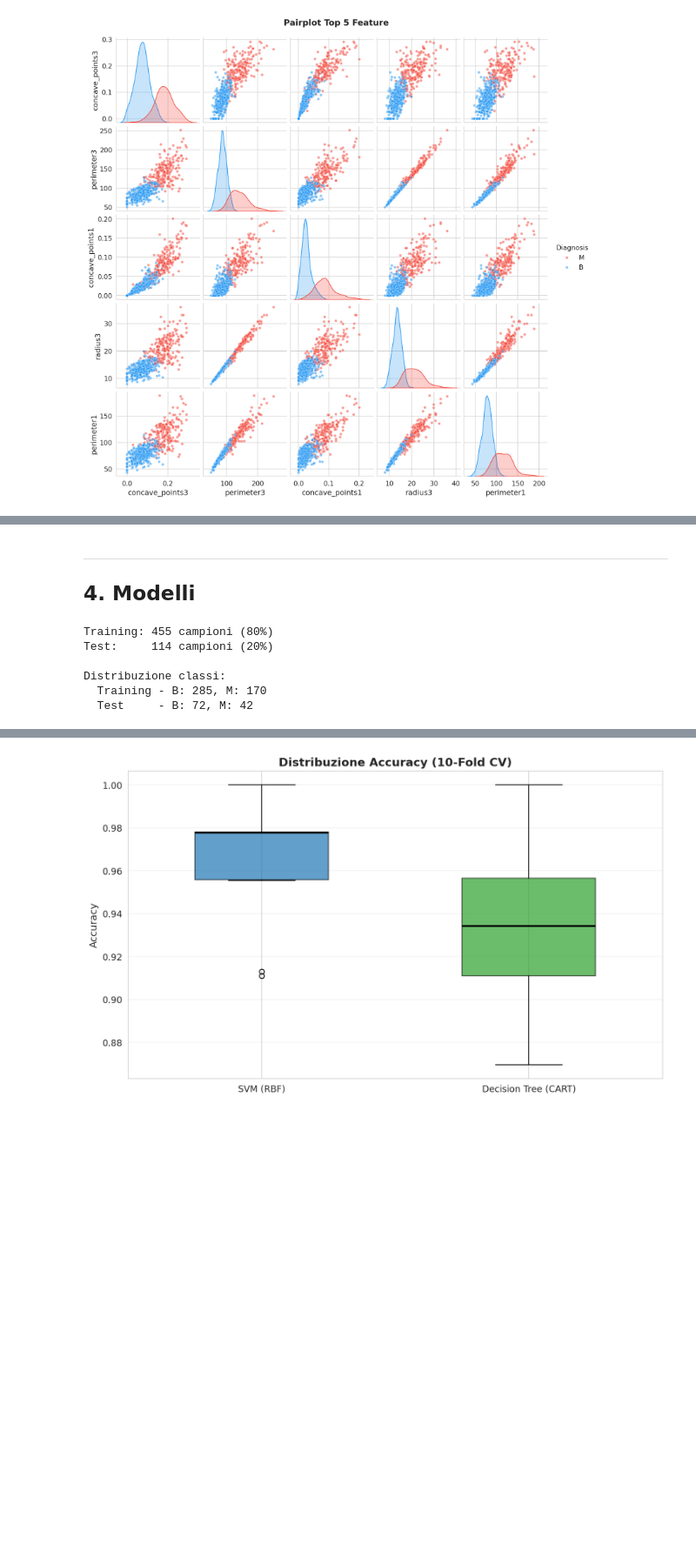
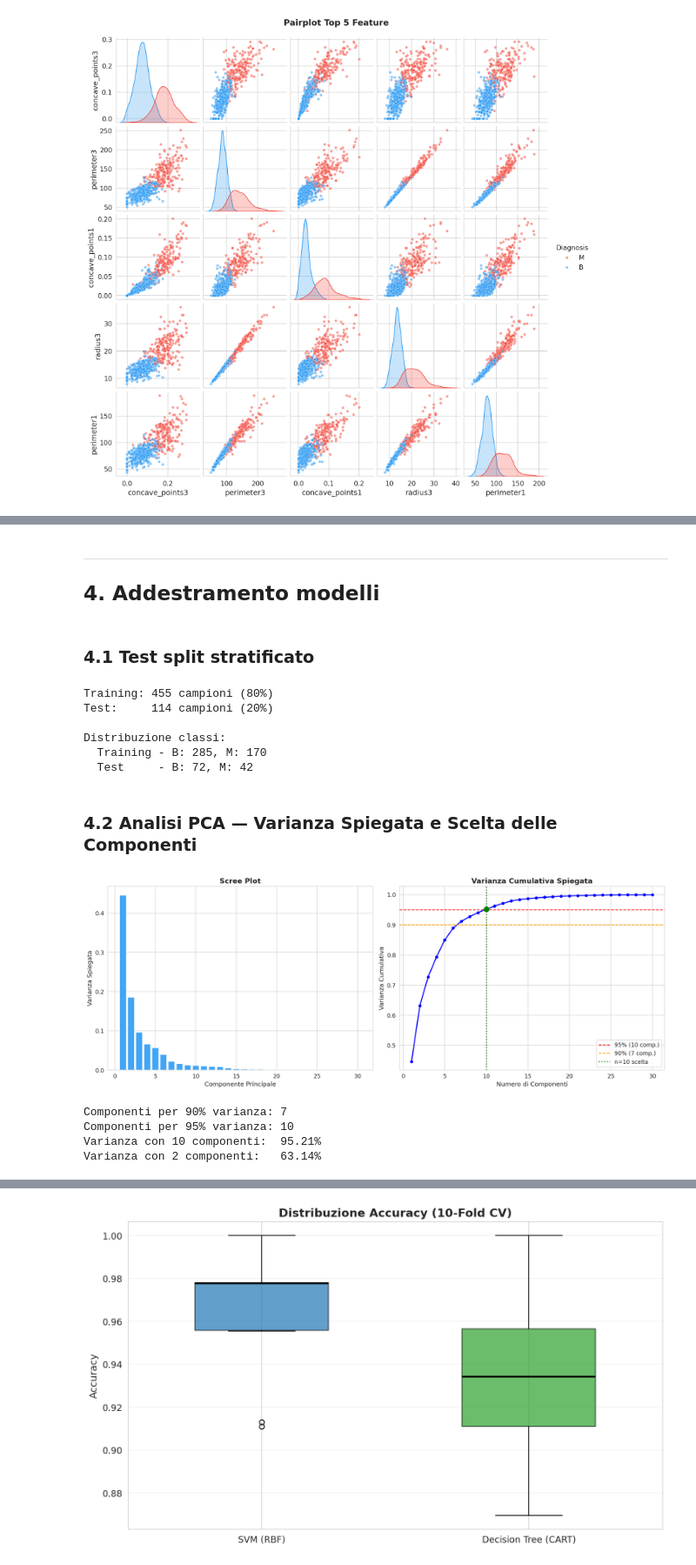
Before and after one commit to tnunes2002/ML_25_26_2, a Jupyter notebook: project.ipynb, the cells around one changed output, grey strips where cells are left out. Shown at 87% size. Saved outputs shown, nothing was run; the diff lists cells and outputs as text; code cells hidden in the pictures; blank space fills up the shorter version.

```diff
--- a/project.ipynb
+++ b/project.ipynb
@@ -430,6 +372,8 @@ Varianza con 2 componenti:   63.24%
 # %% [markdown]
 ---
-## 4. Modelli
+## 4. Addestramento modelli
+# %% [markdown]
+### 4.1 Test split stratificato
 # %%
 X_train, X_test, y_train, y_test = train_test_split(
     X, y,
@@ -450,3 +394,49 @@ Test:     114 campioni (20%)
 Distribuzione classi:
   Training - B: 285, M: 170
   Test     - B: 72, M: 42
+# %% [markdown]
+### 4.2 Analisi PCA — Varianza Spiegata e Scelta delle Componenti
+# %%
+scaler_eda = StandardScaler()
+X_train_scaled_eda = scaler_eda.fit_transform(X_train)
+
+pca_eda = PCA()
+pca_eda.fit(X_train_scaled_eda)
+cumvar_eda = np.cumsum(pca_eda.explained_variance_ratio_)
+
+n_95_eda = np.argmax(cumvar_eda >= 0.95) + 1
+n_90_eda = np.argmax(cumvar_eda >= 0.90) + 1
+
+# Grafico: Scree Plot + Varianza Cumulativa
+fig, axes = plt.subplots(1, 2, figsize=(16, 6))
+
+axes[0].bar(range(1, 31), pca_eda.explained_variance_ratio_,
+            color='#42A5F5', edgecolor='white')
+axes[0].set_xlabel('Componente Principale')
+axes[0].set_ylabel('Varianza Spiegata')
+axes[0].set_title('Scree Plot', fontweight='bold')
+
+axes[1].plot(range(1, 31), cumvar_eda, 'bo-', linewidth=2, markersize=5)
+axes[1].axhline(y=0.95, color='r', linestyle='--', label=f'95% ({n_95_eda} comp.)')
+axes[1].axhline(y=0.90, color='orange', linestyle='--', label=f'90% ({n_90_eda} comp.)')
+axes[1].axvline(x=10, color='green', linestyle=':', linewidth=2, label=f'n=10 scelta')
+axes[1].scatter([10], [cumvar_eda[9]], color='green', s=100, zorder=5)
+axes[1].set_xlabel('Numero di Componenti')
+axes[1].set_ylabel('Varianza Cumulativa')
+axes[1].set_title('Varianza Cumulativa Spiegata', fontweight='bold')
+axes[1].legend()
+
+plt.tight_layout()
+plt.show()
+
+# Tabella riassuntiva
+print(f'Componenti per 90% varianza: {n_90_eda}')
+print(f'Componenti per 95% varianza: {n_95_eda}')
+print(f'Varianza con 10 componenti:  {cumvar_eda[9]*100:.2f}%')
+print(f'Varianza con 2 componenti:   {cumvar_eda[1]*100:.2f}%')
+# %% [output]
+[figure, added]
+Componenti per 90% varianza: 7
+Componenti per 95% varianza: 10
+Varianza con 10 componenti:  95.21%
+Varianza con 2 componenti:   63.14%
```
Also changed, not shown: parts of 31 cells of this notebook.
